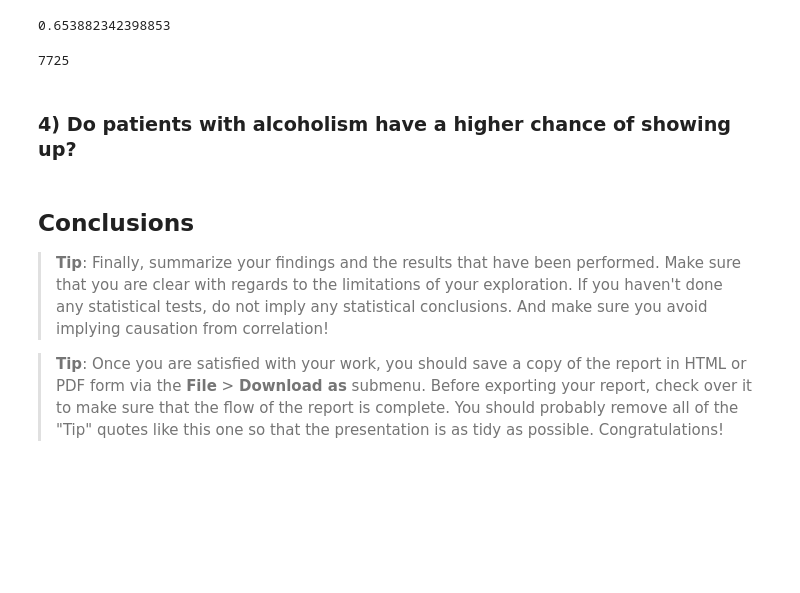
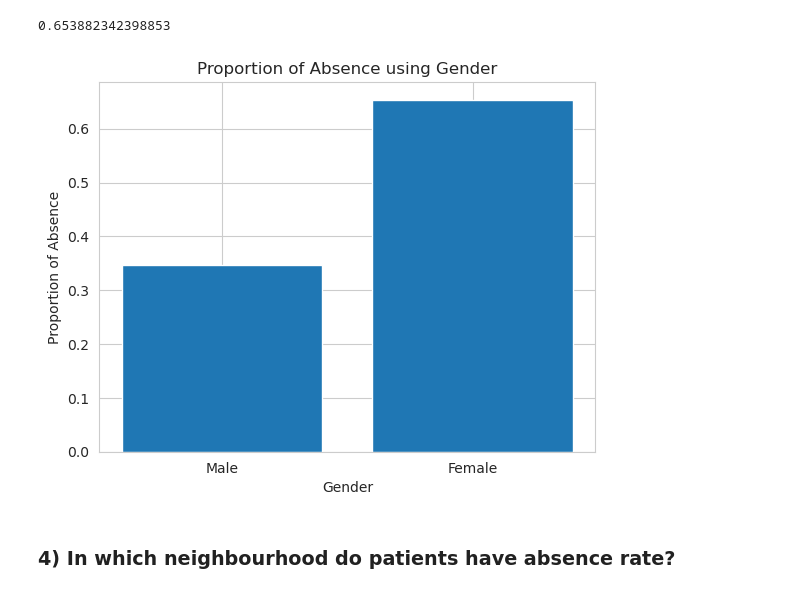
Before and after one commit to kyalo-vibes/Appointments-Data-Analysis, a Jupyter notebook: appointment_project.ipynb, the cells around one changed output. Drawn from its saved outputs; the diff is of its cells as text; code cells hidden in the pictures; blank space fills up the shorter version.

```diff
--- a/appointment_project.ipynb
+++ b/appointment_project.ipynb
@@ -294,21 +334,18 @@ Because the females are more using proportions would be more accurate.
 # %%
 prop_male = gender_noshow.M/gender_noshow.sum()
 print(total_male)
-prop_fem = g/gender_noshow.sum()
+prop_fem = gender_noshow.F/gender_noshow.sum()
 prop_fem
 # %% [output]
 0.346117657601147
 0.653882342398853
-# %%
-gender_noshow.M
-# %% [output]
-7725
-# %% [markdown]
-### 4) Do patients with alcoholism have a higher chance of showing up?
-# %% [markdown]
-<a id='conclusions'></a>
-## Conclusions
-
-> **Tip**: Finally, summarize your findings and the results that have been performed. Make sure that you are clear with regards to the limitations of your exploration. If you haven't done any statistical tests, do not imply any statistical conclusions. And make sure you avoid implying causation from correlation!
-
-> **Tip**: Once you are satisfied with your work, you should save a copy of the report in HTML or PDF form via the **File** > **Download as** submenu. Before exporting your report, check over it to make sure that the flow of the report is complete. You should probably remove all of the "Tip" quotes like this one so that the presentation is as tidy as possible. Congratulations!
+# %%
+sns.set_style('whitegrid')
+plt.bar(["Male", "Female"], [prop_male, prop_fem])
+plt.title("Proportion of Absence using Gender")
+plt.xlabel("Gender")
+plt.ylabel("Proportion of Absence");
+# %% [output]
+[figure, added]
+# %% [markdown]
+### 4) In which neighbourhood do patients have absence rate?
```
Also changed, not shown: parts of 16 cells of this notebook, 1 other file.
